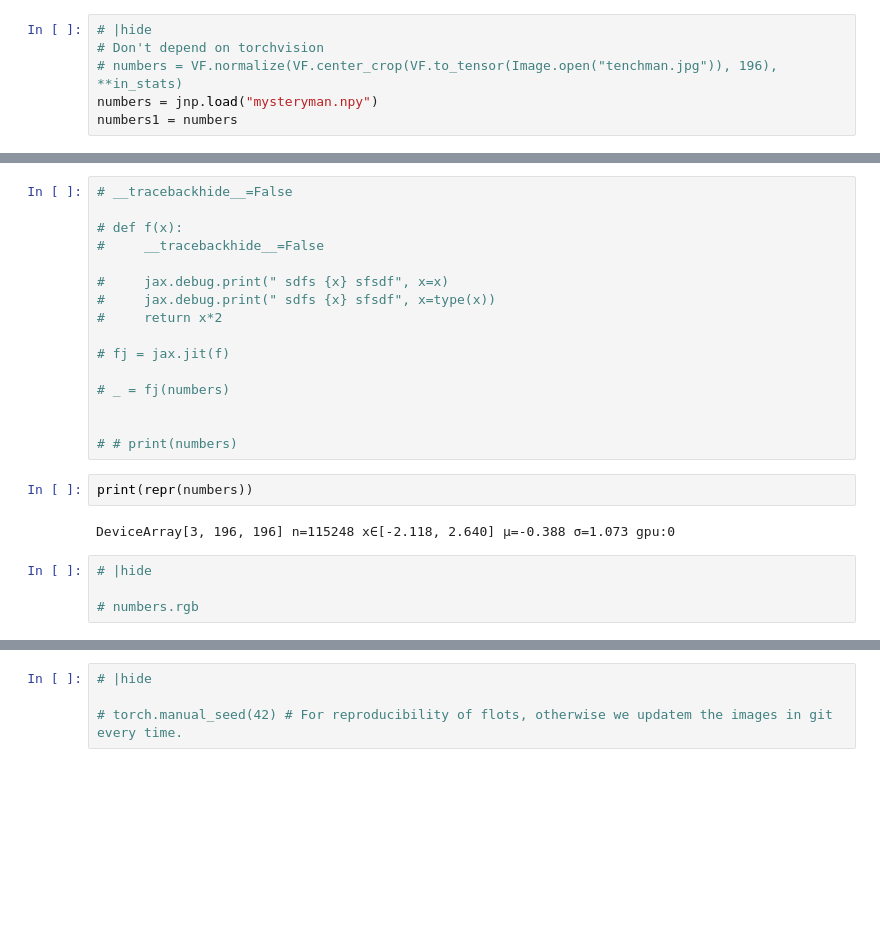
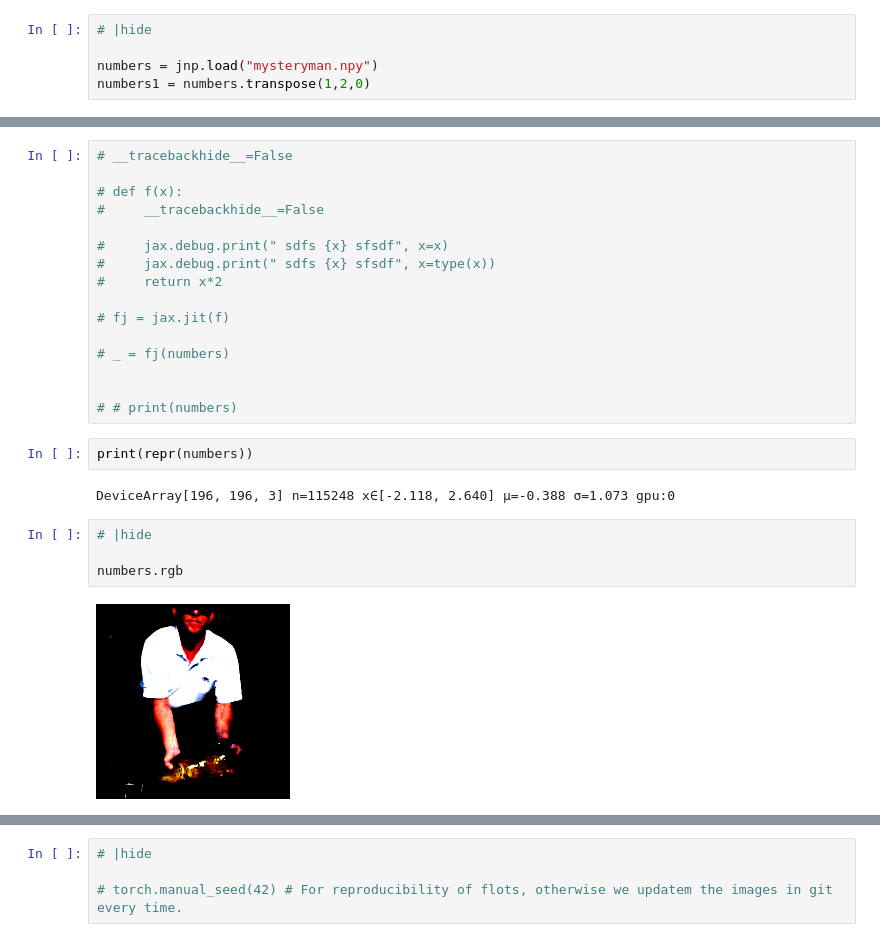
Before and after one commit to xl0/lovely-jax, a Jupyter notebook: nbs/index.ipynb, the cells around one changed output, grey strips where cells are left out. Cells and saved outputs as stored; diff of their text form; blank space fills up the shorter version.

```diff
--- a/nbs/index.ipynb
+++ b/nbs/index.ipynb
@@ -33,10 +33,9 @@ from fastcore.test import test_eq
 np.set_printoptions(linewidth=120, precision=3)
 # %%
 # |hide
-# Don't depend on torchvision
-# numbers = VF.normalize(VF.center_crop(VF.to_tensor(Image.open("tenchman.jpg")), 196), **in_stats)
+
 numbers = jnp.load("mysteryman.npy")
-numbers1 = numbers
+numbers1 = numbers.transpose(1,2,0)
 # %% [markdown]
 How often do you find yourself debugging JAX code? You dump an array to the cell output, and see this:
 # %%
@@ -165,11 +177,13 @@ DeviceArray[3, 3, 5] n=45 x∈[-1.316, -0.197] μ=-0.593 σ=0.302 gpu:0
 # %%
 print(repr(numbers))
 # %% [output]
-DeviceArray[3, 196, 196] n=115248 x∈[-2.118, 2.640] μ=-0.388 σ=1.073 gpu:0
+DeviceArray[196, 196, 3] n=115248 x∈[-2.118, 2.640] μ=-0.388 σ=1.073 gpu:0
 # %%
 # |hide
 
-# numbers.rgb
+numbers.rgb
+# %% [output]
+[figure, added]
 # %%
 # |hide
 
```
Also changed, not shown: parts of 11 cells of this notebook, 15 other files.
